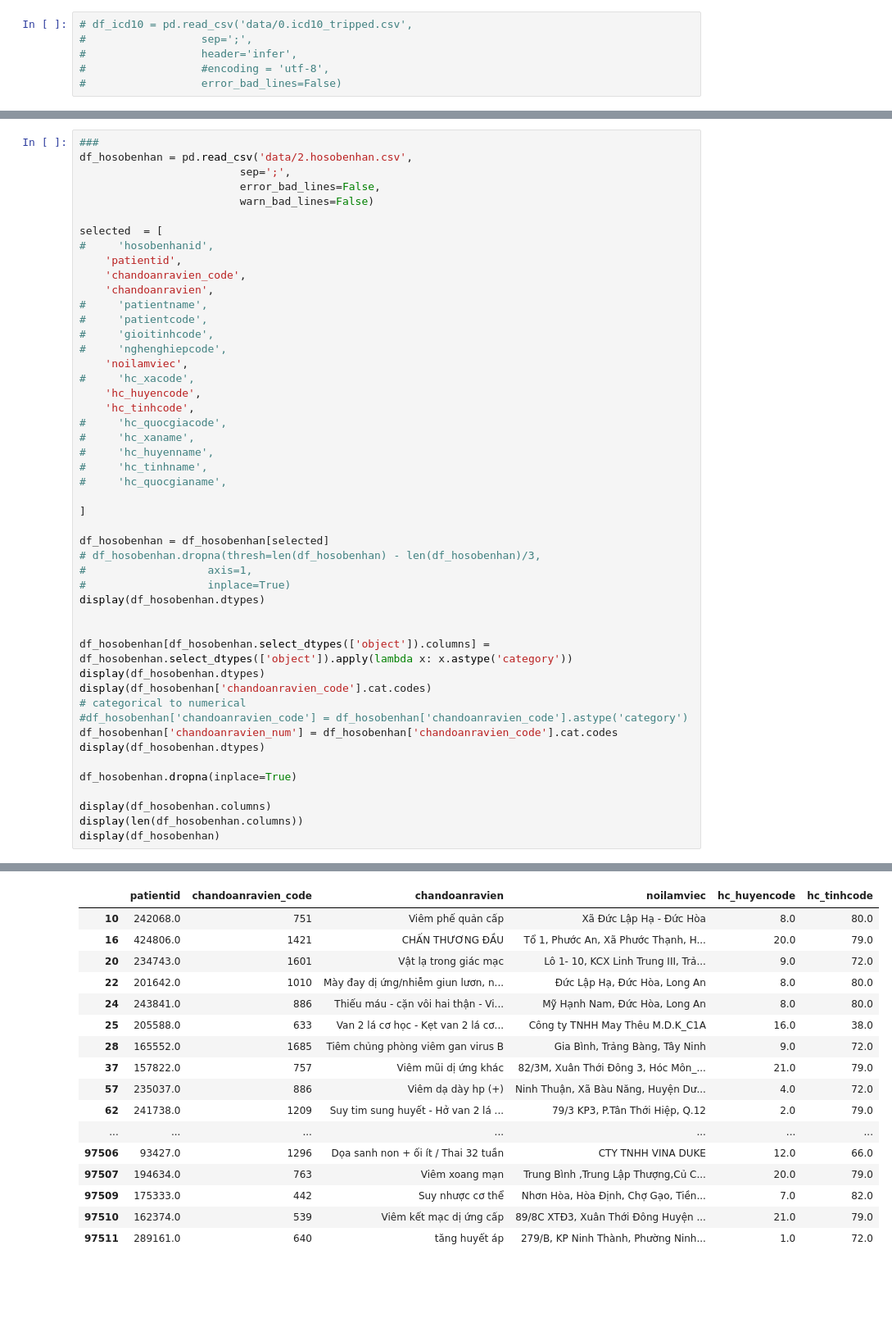
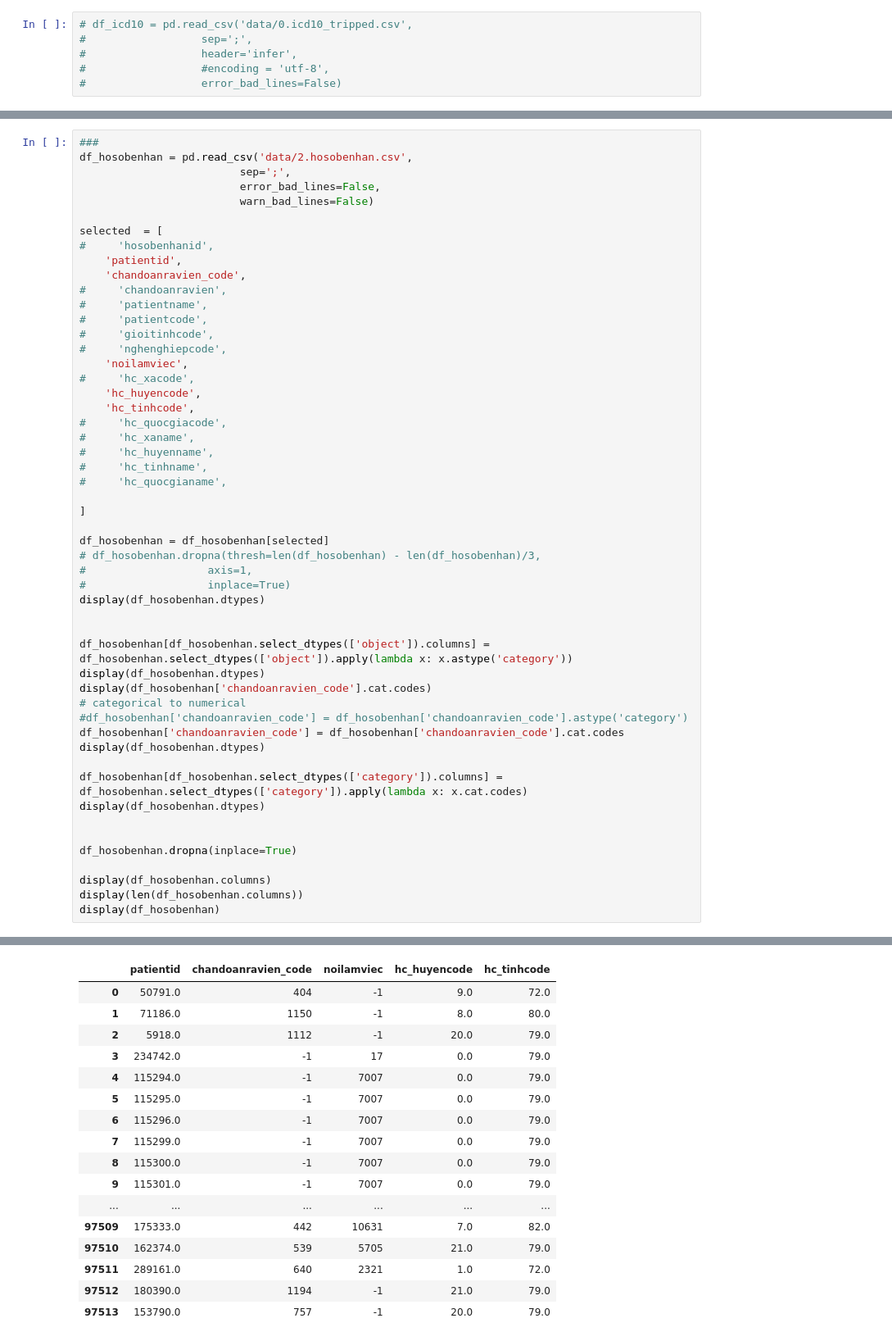
Before and after one commit to tmquan/eHospital, a Jupyter notebook: 01_Exploration_icd10_data.ipynb, the cells around one changed output, grey strips where cells are left out. Shown at 82% size. Drawn from its saved outputs; the diff is of its cells as text; blank space fills up the shorter version.

```diff
--- a/01_Exploration_icd10_data.ipynb
+++ b/01_Exploration_icd10_data.ipynb
@@ -122,7 +124,7 @@ selected  = [
 #     'hosobenhanid',
     'patientid',
     'chandoanravien_code',
-    'chandoanravien',
+#     'chandoanravien',
 #     'patientname',
 #     'patientcode',
 #     'gioitinhcode',
@@ -151,8 +153,12 @@ display(df_hosobenhan.dtypes)
 display(df_hosobenhan['chandoanravien_code'].cat.codes)
 # categorical to numerical
 #df_hosobenhan['chandoanravien_code'] = df_hosobenhan['chandoanravien_code'].astype('category')
-df_hosobenhan['chandoanravien_num'] = df_hosobenhan['chandoanravien_code'].cat.codes
+df_hosobenhan['chandoanravien_code'] = df_hosobenhan['chandoanravien_code'].cat.codes
 display(df_hosobenhan.dtypes)
+
+df_hosobenhan[df_hosobenhan.select_dtypes(['category']).columns] = df_hosobenhan.select_dtypes(['category']).apply(lambda x: x.cat.codes)
+display(df_hosobenhan.dtypes)
+
 
 df_hosobenhan.dropna(inplace=True)
 
@@ -205,17 +214,17 @@ Index(['patientid', 'chandoanravien_code', 'chandoanravien', 'noilamviec',
-|  | patientid | chandoanravien_code | chandoanravien | noilamviec | hc_huyencode | hc_tinhcode |
-| 10 | 242068.0 | 751 | Viêm phế quản cấp | Xã Đức Lập Hạ - Đức Hòa | 8.0 | 80.0 |
-| 16 | 424806.0 | 1421 | CHẤN THƯƠNG ĐẦU | Tổ 1, Phước An, Xã Phước Thạnh, H... | 20.0 | 79.0 |
-| 20 | 234743.0 | 1601 | Vật lạ trong giác mạc | Lô 1- 10, KCX Linh Trung III, Trả... | 9.0 | 72.0 |
-| 22 | 201642.0 | 1010 | Mày đay dị ứng/nhiễm giun lươn, n... | Đức Lập Hạ, Đức Hòa, Long An | 8.0 | 80.0 |
-| 24 | 243841.0 | 886 | Thiếu máu - cặn vôi hai thận - Vi... | Mỹ Hạnh Nam, Đức Hòa, Long An | 8.0 | 80.0 |
-| 25 | 205588.0 | 633 | Van 2 lá cơ học - Kẹt van 2 lá cơ... | Công ty TNHH May Thêu M.D.K_C1A | 16.0 | 38.0 |
-| 28 | 165552.0 | 1685 | Tiêm chủng phòng viêm gan virus B | Gia Bình, Trảng Bàng, Tây Ninh | 9.0 | 72.0 |
-| 37 | 157822.0 | 757 | Viêm mũi dị ứng khác | 82/3M, Xuân Thới Đông 3, Hóc Môn_... | 21.0 | 79.0 |
-| 57 | 235037.0 | 886 | Viêm dạ dày hp (+) | Ninh Thuận, Xã Bàu Năng, Huyện Dư... | 4.0 | 72.0 |
-| 62 | 241738.0 | 1209 | Suy tim sung huyết - Hở van 2 lá ... | 79/3 KP3, P.Tân Thới Hiệp, Q.12 | 2.0 | 79.0 |
-| ... | ... | ... | ... | ... | ... | ... |
-| 97506 | 93427.0 | 1296 | Dọa sanh non + ối ít / Thai 32 tuần | CTY TNHH VINA DUKE | 12.0 | 66.0 |
-| 97507 | 194634.0 | 763 | Viêm xoang mạn | Trung Bình ,Trung Lập Thượng,Củ C... | 20.0 | 79.0 |
-| 97509 | 175333.0 | 442 | Suy nhược cơ thể | Nhơn Hòa, Hòa Định, Chợ Gạo, Tiền... | 7.0 | 82.0 |
-| 97510 | 162374.0 | 539 | Viêm kết mạc dị ứng cấp | 89/8C XTĐ3, Xuân Thới Đông Huyện ... | 21.0 | 79.0 |
-| 97511 | 289161.0 | 640 | tăng huyết áp | 279/B, KP Ninh Thành, Phường Ninh... | 1.0 | 72.0 |
+|  | patientid | chandoanravien_code | noilamviec | hc_huyencode | hc_tinhcode |
+| 0 | 50791.0 | 404 | -1 | 9.0 | 72.0 |
+| 1 | 71186.0 | 1150 | -1 | 8.0 | 80.0 |
+| 2 | 5918.0 | 1112 | -1 | 20.0 | 79.0 |
+| 3 | 234742.0 | -1 | 17 | 0.0 | 79.0 |
+| 4 | 115294.0 | -1 | 7007 | 0.0 | 79.0 |
+| 5 | 115295.0 | -1 | 7007 | 0.0 | 79.0 |
+| 6 | 115296.0 | -1 | 7007 | 0.0 | 79.0 |
+| 7 | 115299.0 | -1 | 7007 | 0.0 | 79.0 |
+| 8 | 115300.0 | -1 | 7007 | 0.0 | 79.0 |
+| 9 | 115301.0 | -1 | 7007 | 0.0 | 79.0 |
+| ... | ... | ... | ... | ... | ... |
+| 97509 | 175333.0 | 442 | 10631 | 7.0 | 82.0 |
+| 97510 | 162374.0 | 539 | 5705 | 21.0 | 79.0 |
+| 97511 | 289161.0 | 640 | 2321 | 1.0 | 72.0 |
+| 97512 | 180390.0 | 1194 | -1 | 21.0 | 79.0 |
+| 97513 | 153790.0 | 757 | -1 | 20.0 | 79.0 |
```
Also changed, not shown: parts of 7 cells of this notebook, 2 other files.
